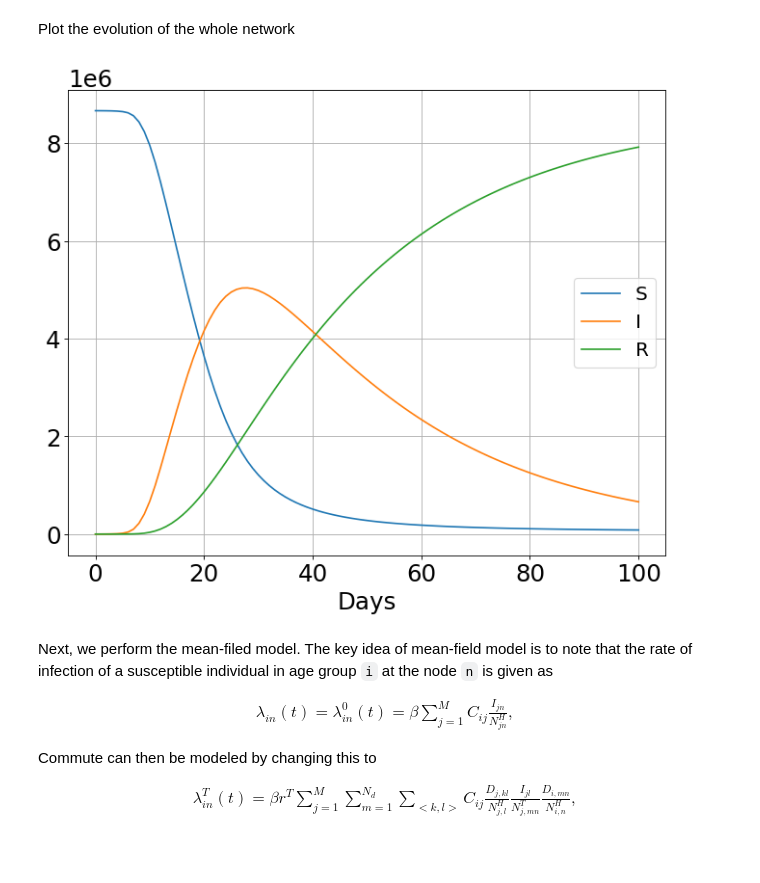
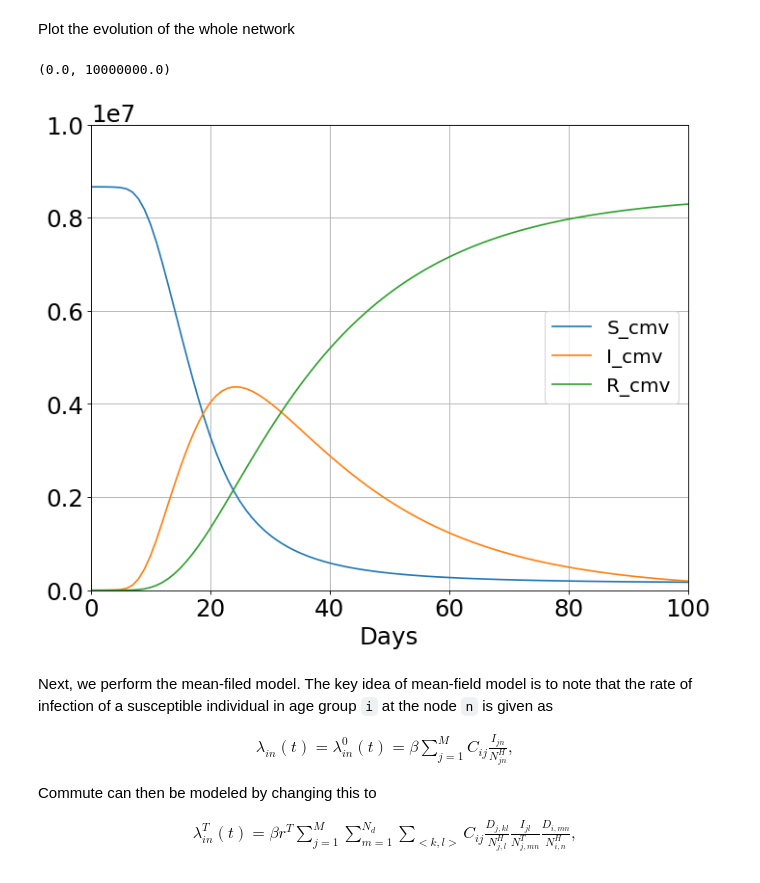
Before and after one commit to lukastk/PyRossGeo, a Jupyter notebook: examples_mft/ex5-London-compare-mft-cmtv_SIR.ipynb, the cells around one changed output. Drawn from its saved outputs; the diff is of its cells as text; code cells hidden in the pictures.

```diff
--- a/examples_mft/ex5-London-compare-mft-cmtv_SIR.ipynb
+++ b/examples_mft/ex5-London-compare-mft-cmtv_SIR.ipynb
@@ -102,7 +81,7 @@ seed_pop = [
 # Node parameters
 
 n_betaI = 0.01#/1440.0
-n_gammaI = 0.1/3.0
+n_gammaI = 0.1/2.0
 
 # Cnode parameters
 
@@ -277,8 +303,24 @@ C_transport = np.array( [
     [10.0,10.0,10.0,10.0,10.0,10.0,10.0,10.0,10.0]
 ])
 
+CM = C_home + C_school + C_work
+n_loc = 983
+M = 9
+data = npop.values
+x0 = np.empty((2, n_loc, M)) # S, I * n_loc * M
+for mu in range(n_loc):
+    for m in range(2):
+        for i in range(M):
+            x0[m, mu, i] = data[mu, 2+3*i+m]
+
+populations = np.sum(x0, axis=0)
+Ni = np.sum(populations, axis=0)
+for i in range(M):
+    for j in range(i+1,M):
+        CM[j,i] = Ni[i]*CM[i,j]/Ni[j]
+
 contact_matrices = {
-    'C' : (C_home + C_school + C_work)/1440.0,
+    'C' : CM/1440.0, #(C_home + C_school + C_work)/1440.0,
     'C_commute' : C_transport/1440.0
 }
 # %%
@@ -346,25 +390,25 @@ Plot the evolution of the whole network
 # %%
 fig = plt.figure(num=None, figsize=(10, 8), dpi=80, facecolor='w', edgecolor='k')
 plt.rcParams.update({'font.size': 22})
 
 S = np.sum(network_data[:,:,0], axis=1)
 I = np.sum(network_data[:,:,1], axis=1)
 R = np.sum(network_data[:,:,2], axis=1)
 
-plt.plot(ts_days, S, label="S")
-plt.plot(ts_days, I, label="I")
-plt.plot(ts_days, R, label="R")
+plt.plot(ts_days, S, label="S_cmv")
+plt.plot(ts_days, I, label="I_cmv")
+plt.plot(ts_days, R, label="R_cmv")
 
-#plt.legend(loc='upper right', fontsize=12)
+plt.legend(loc='upper right', fontsize=12)
 plt.legend(fontsize=18); plt.grid()
 plt.xlabel('Days')
 
-f_data = open('network-SIR-CMV.txt', mode='w')
-for i in range(len(ts_days)):
-    f_data.write(str(ts_days[i]) + ' ' + str(S[i]) + ' ' + str(I[i]) + ' ' + str(R[i]) + '\n')
-f_data.close()
+ax=plt.subplot()
+ax.set_xlim([0,100])
+ax.set_ylim([0,10**7])
 # %% [output]
+(0.0, 10000000.0)
-[figure, old version]
+[figure, new version]
 # %% [markdown]
 Next, we perform the mean-filed model.
 The key idea of mean-field model is to note that the rate of infection of a susceptible individual in age group `i` at the node `n` is given as
```
Also changed, not shown: parts of 20 cells of this notebook.
